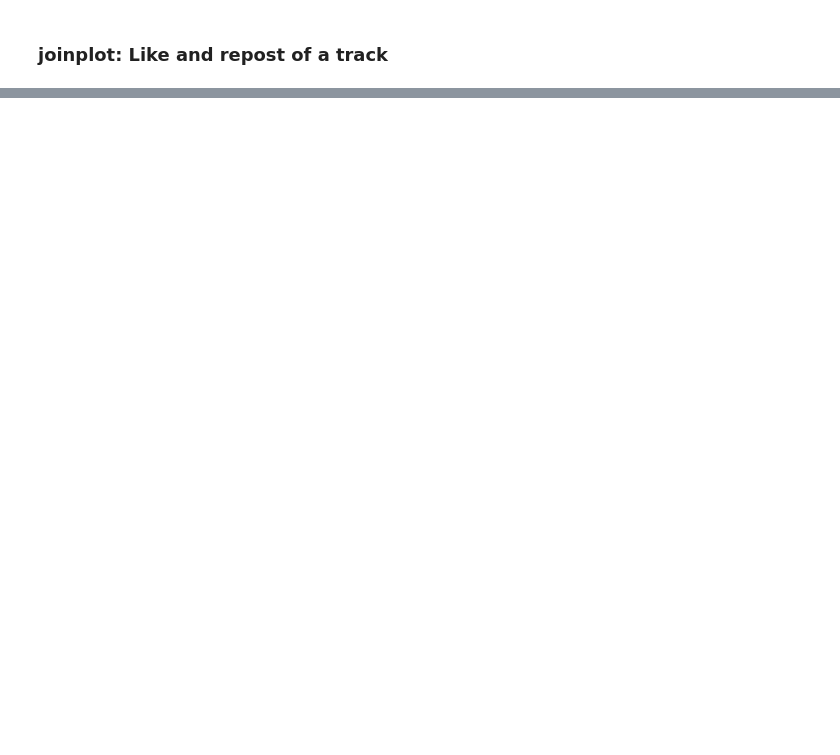
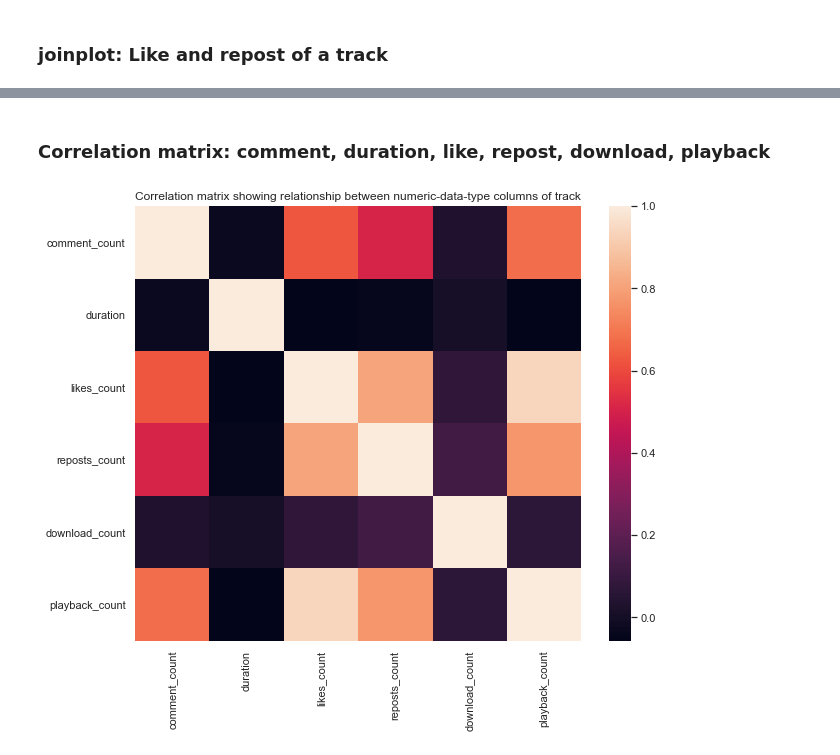
Before and after one commit to machung2001/SoundCloud, a Jupyter notebook: src/tracks_plotCharts.ipynb, the cells around one changed output, grey strips where cells are left out. Drawn from its saved outputs; the diff is of its cells as text; code cells hidden in the pictures; blank space fills up the shorter version.

```diff
--- a/src/tracks_plotCharts.ipynb
+++ b/src/tracks_plotCharts.ipynb
@@ -91,0 +101,8 @@ plt.clf()
+# %% [markdown]
+### Correlation matrix: comment, duration, like, repost, download, playback
+# %%
+df1 = df[['comment_count','duration','likes_count','reposts_count','download_count','playback_count']]
+sns.heatmap(df1.corr())
+plt.title('Correlation matrix showing relationship between numeric-data-type columns of track');
+# %% [output]
+[figure, added]
```
Also changed, not shown: parts of 6 cells of this notebook, 4 other files.
